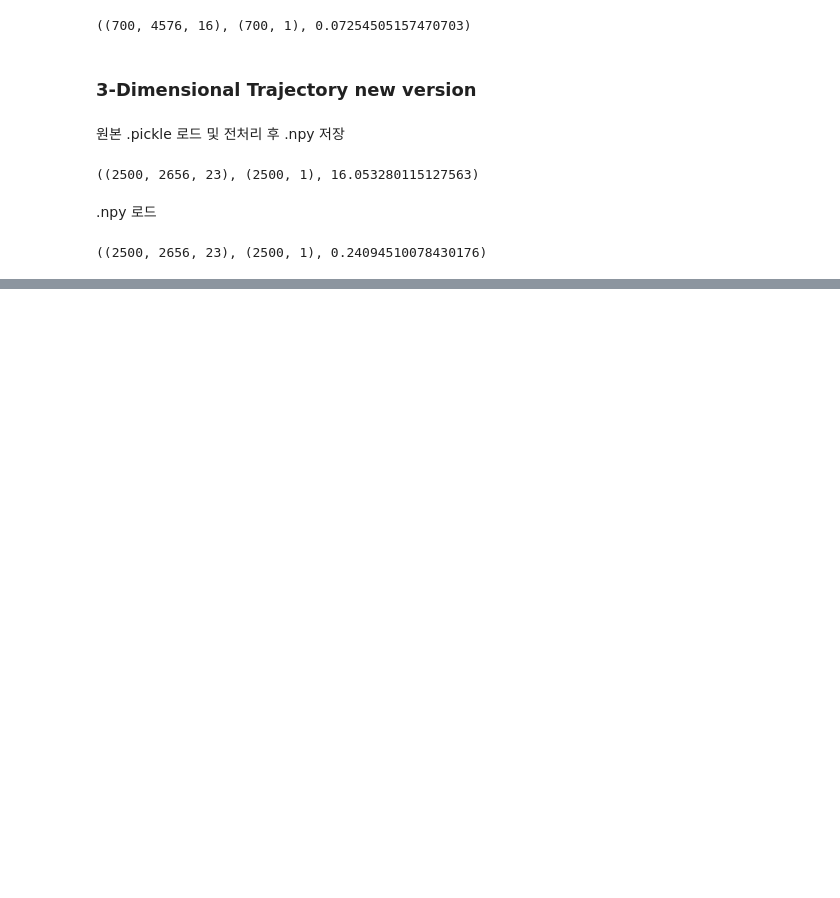
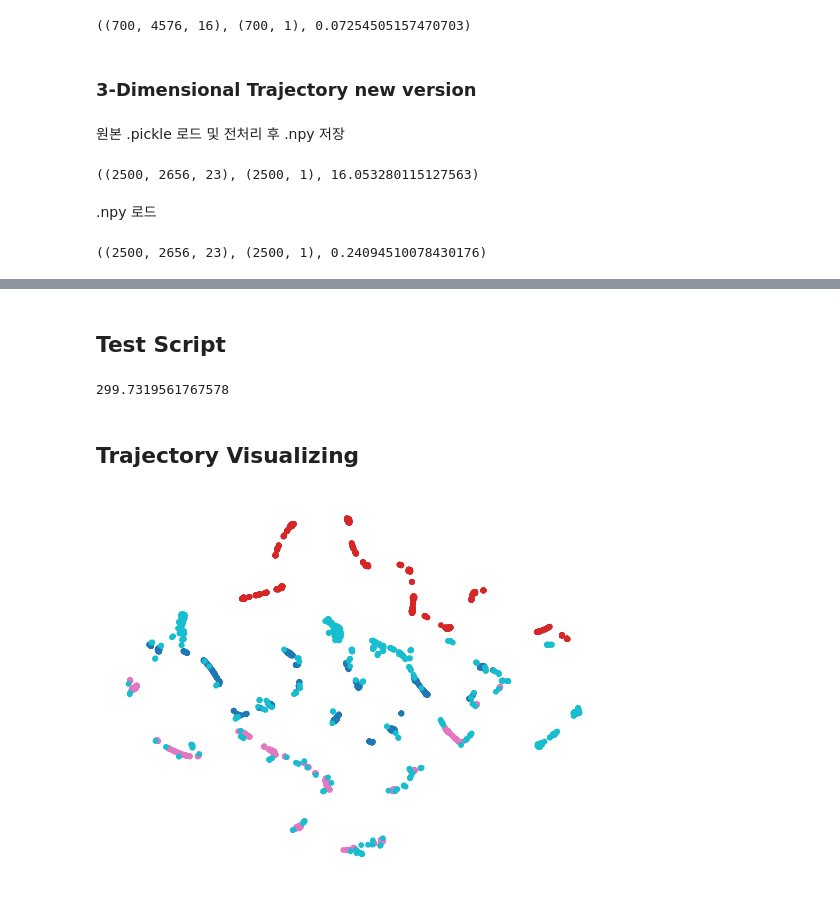
Before and after one commit to KyuhyoJeon/TrAE, a Jupyter notebook: main.ipynb, the cells around one changed output, grey strips where cells are left out. Drawn from its saved outputs; the diff is of its cells as text; code cells hidden in the pictures; blank space fills up the shorter version.

```diff
--- a/main.ipynb
+++ b/main.ipynb
@@ -348,13 +454,42 @@ plt.show()
+# %% [markdown]
+## Test Script
 # %%
 with torch.no_grad():
     running_loss = 0.0
     for inputs, labels in data_loaders["test"]:
-        inputs = inputs.to(args.device)
+        inputs = inputs.to(args.device)[:,:,:2].type(torch.float32).transpose(1, 2)
 
-        outputs, encoded = best_model(inputs)
+        outputs, encoded = trained_model(inputs)
         test_loss = criterion(outputs, inputs)
 
         running_loss += test_loss.item() * inputs.size(0)
 
     test_loss = running_loss / len(data_loaders["test"].dataset)
     print(test_loss)
+# %% [output]
+299.7319561767578
+# %% [markdown]
+## Trajectory Visualizing
+# %%
+np.random.seed(42)
+
+from sklearn.manifold import TSNE
+
+dataset_array = total_set.data_x / 255
+dataset_array = np.float32(dataset_array)
+labels = total_set.data_y
+
+dataset_array = torch.tensor(dataset_array)
+inputs = dataset_array.to(args.device)[:,:,:2].type(torch.float32).transpose(1, 2)
+outputs, encoded = trained_model(inputs)
+
+encoded = encoded.cpu().detach().numpy().reshape(encoded.size(0), -1)
+tsne = TSNE()
+X_test_2D = tsne.fit_transform(encoded)
+X_test_2D = (X_test_2D - X_test_2D.min()) / (X_test_2D.max() - X_test_2D.min())
+
+plt.scatter(X_test_2D[:, 0], X_test_2D[:, 1], c=labels, s=10, cmap="tab10")
+plt.axis("off")
+plt.show()
+# %% [output]
+[figure, added]
```
Also changed, not shown: parts of 18 cells of this notebook, 8 other files.
